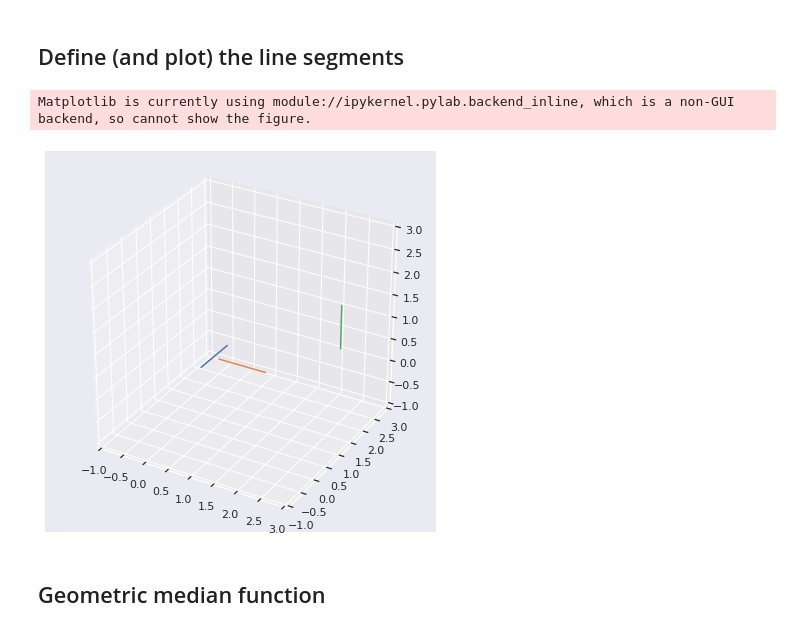
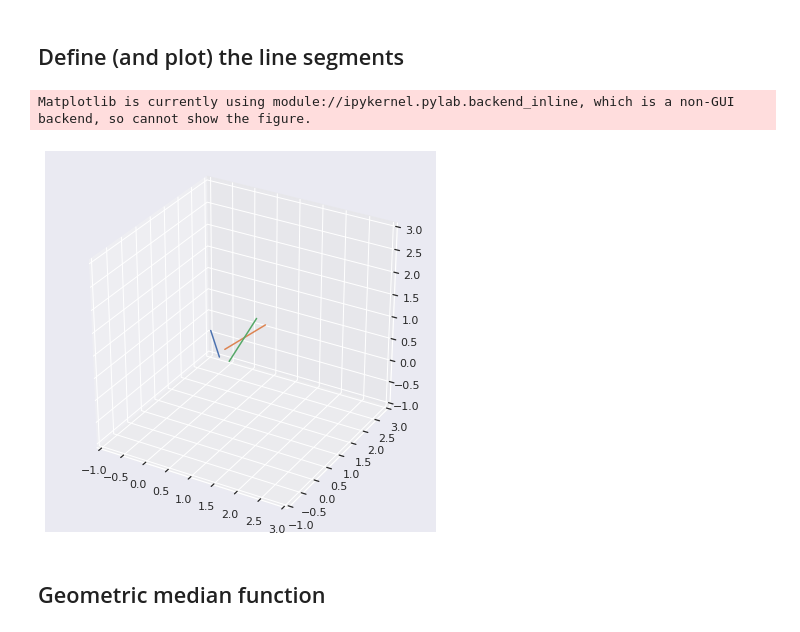
Before and after one commit to hchapman/transport-plans-exploration, a Jupyter notebook: intervals_3d.ipynb, the cells around one changed output. Saved outputs shown, nothing was run; the diff lists cells and outputs as text; code cells hidden in the pictures.

```diff
--- a/intervals_3d.ipynb
+++ b/intervals_3d.ipynb
@@ -34,7 +34,7 @@ N_DIV = 31
 N_CURVE = 3
 RMAX = 2.
 
-RND = False
+RND = True
 
 if RND:
     curves = [
@@ -44,34 +44,34 @@ if RND:
                      random_uniform_direction(), 1, N_DIV-1),
         line_segment(np.random.uniform(0, RMAX, size=3),
                      random_uniform_direction(), 1, N_DIV-1)
     ]
 else:
     curves = [
         line_segment((0,1,0),
                      (0.001,1,0), 1, N_DIV-1),
         line_segment((1,0,1),
                      (1,0,0), 1, N_DIV-1),
         line_segment((2,3,0),
                      (0,0,1), 1, N_DIV-1)
     ]
 
 from mpl_toolkits.mplot3d import Axes3D
 
 fig = plt.figure(figsize=(7,7))
 ax = fig.add_subplot(111, projection='3d')
 
 for curve in curves:
     ax.plot(*curve.T)
 
 ax.set_xlim(-1,RMAX+1)
 ax.set_ylim(-1,RMAX+1)
 ax.set_zlim(-1,RMAX+1)
 #ax.set_aspect(1.)
 
 fig.show()
 # %% [output]
 Matplotlib is currently using module://ipykernel.pylab.backend_inline, which is a non-GUI backend, so cannot show the figure.
-[figure, old version]
+[figure, new version]
 # %% [markdown]
 ## Geometric median function
 # %%
```
Also changed, not shown: parts of 7 cells of this notebook.
